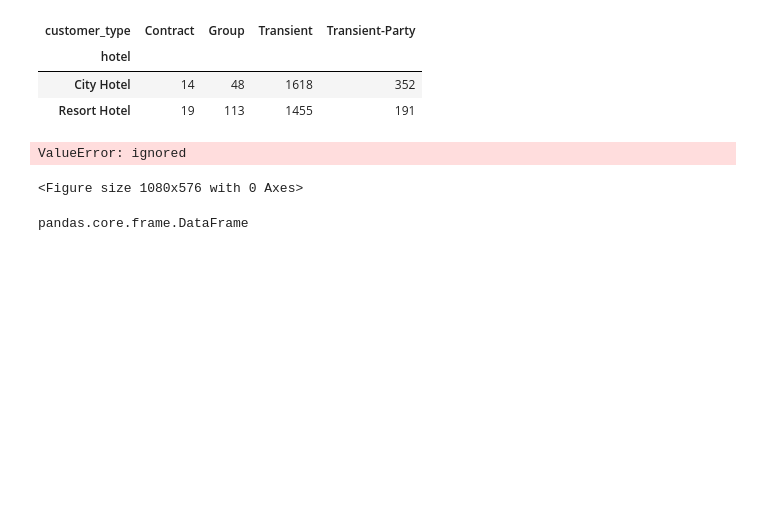
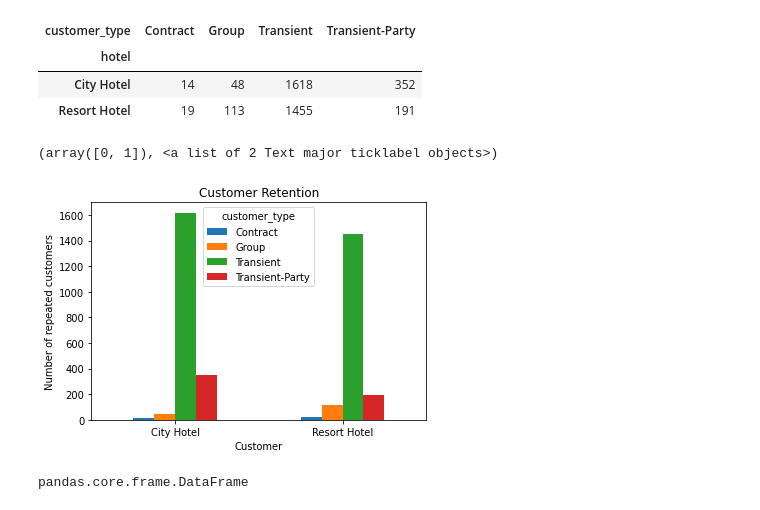
Before and after one commit to guptaprateek98/capstone_hotel, a Jupyter notebook: Copy_Hotel_Booking_Analysis_Capstone_Project.ipynb, the cells around one changed output. Saved outputs shown, nothing was run; the diff lists cells and outputs as text; code cells hidden in the pictures; blank space fills up the shorter version.

```diff
--- a/Copy_Hotel_Booking_Analysis_Capstone_Project.ipynb
+++ b/Copy_Hotel_Booking_Analysis_Capstone_Project.ipynb
@@ -107,13 +107,16 @@ cust_retention
 | hotel |  |  |  |  |
 | City Hotel | 14 | 48 | 1618 | 352 |
 | Resort Hotel | 19 | 113 | 1455 | 191 |
-# %%
-#plt.bar(cust_retention, height = 5)
-plt.figure(figsize = (15,8))
-sns.countplot(x="customer_type", hue ='hotel', data = cust_retention)
-# %% [output]
-ValueError: ignored
-<Figure size 1080x576 with 0 Axes>
+# %%
+cust_retention.plot.bar()
+
+plt.title('Customer Retention')
+plt.ylabel('Number of repeated customers')
+plt.xlabel('Customer')
+plt.xticks(rotation = 0)
+# %% [output]
+(array([0, 1]), <a list of 2 Text major ticklabel objects>)
+[figure, added]
 # %%
 type(cust_retention)
 # %% [output]
```
